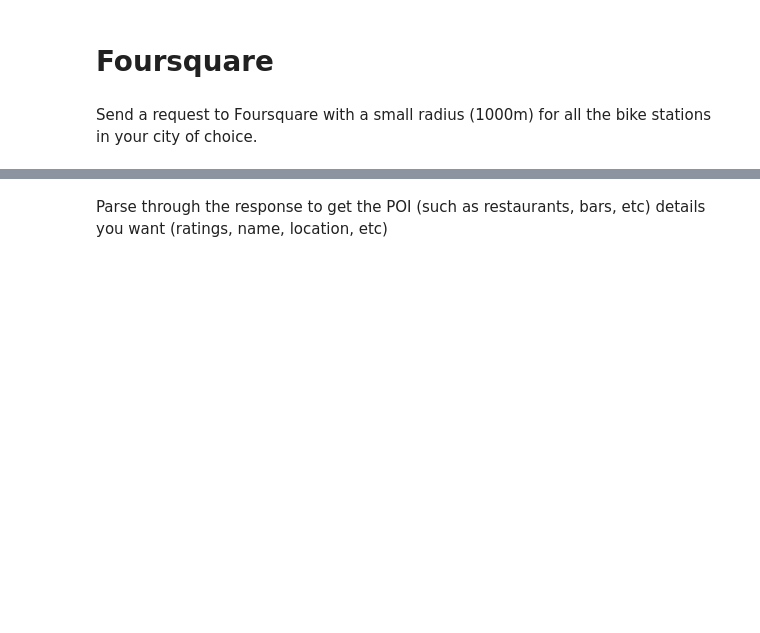
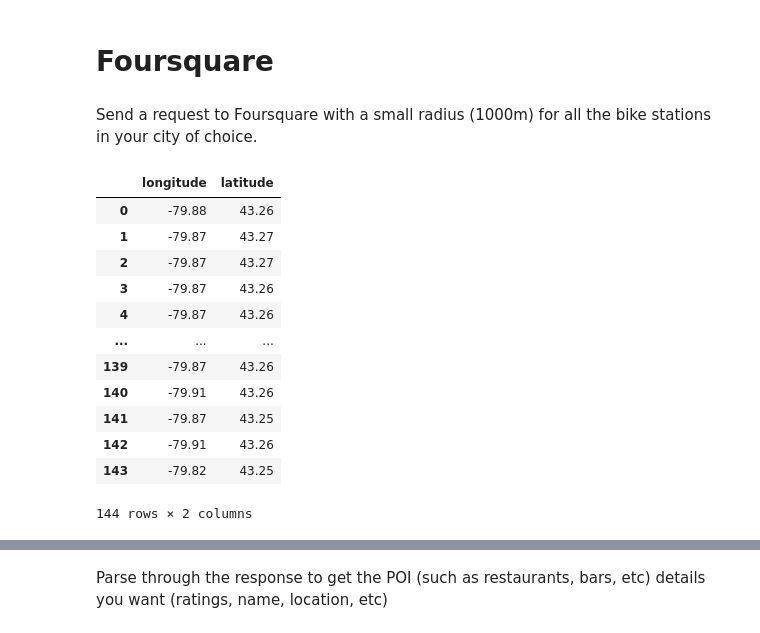
Before and after one commit to imarri01/StatModeling_With_Python, a Jupyter notebook: notebooks/yelp_foursquare_EDA.ipynb, the cells around one changed output, grey strips where cells are left out. Cells and saved outputs as stored; diff of their text form; code cells hidden in the pictures; blank space fills up the shorter version.

```diff
--- a/notebooks/yelp_foursquare_EDA.ipynb
+++ b/notebooks/yelp_foursquare_EDA.ipynb
@@ -10,3 +10,22 @@ import json
 # Foursquare
 # %% [markdown]
 Send a request to Foursquare with a small radius (1000m) for all the bike stations in your city of choice.
+# %%
+# import langitude and latitude coordinates from Part 1 City bike acitivity and store in a Dataframe
+city_bike_coord = pd.read_csv('../data/CityBike_longlat.csv')
+city_bike_coord = city_bike_coord.round(2)
+city_bike_coord
+# %% [output]
+|  | longitude | latitude |
+| 0 | -79.88 | 43.26 |
+| 1 | -79.87 | 43.27 |
+| 2 | -79.87 | 43.27 |
+| 3 | -79.87 | 43.26 |
+| 4 | -79.87 | 43.26 |
+| ... | ... | ... |
+| 139 | -79.87 | 43.26 |
+| 140 | -79.91 | 43.26 |
+| 141 | -79.87 | 43.25 |
+| 142 | -79.91 | 43.26 |
+| 143 | -79.82 | 43.25 |
+144 rows × 2 columns
```
Also changed, not shown: parts of 5 cells of this notebook, 1 other file.
